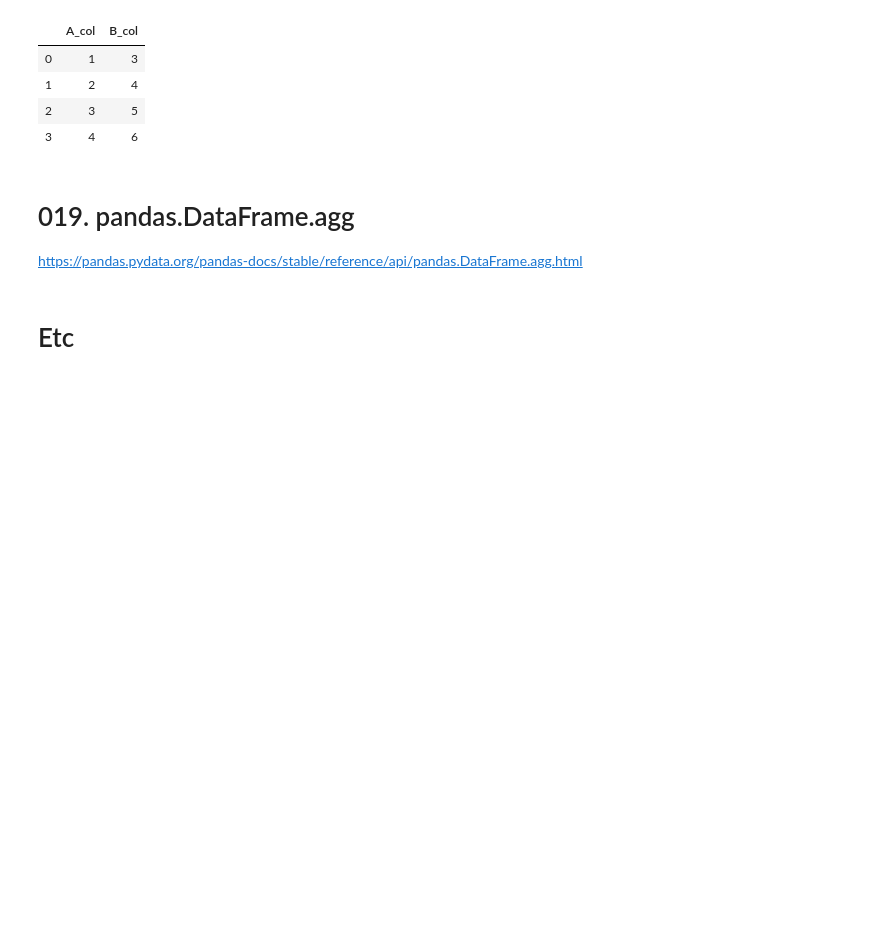
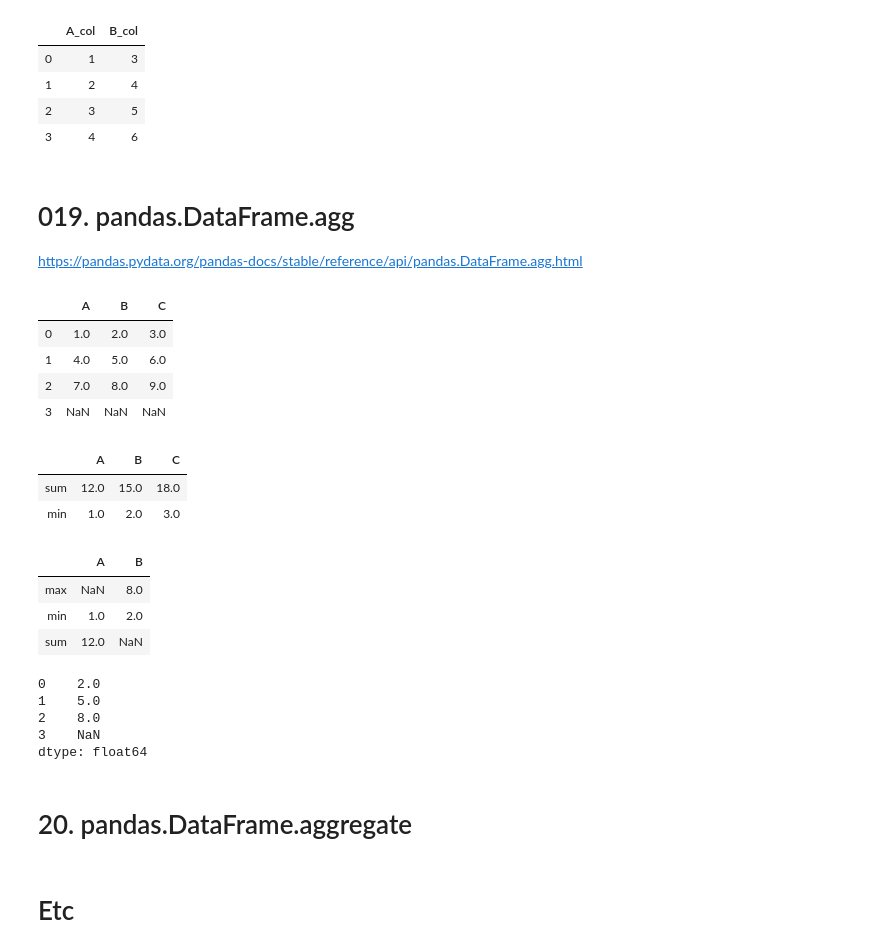
Before and after one commit to hwan141592/WILT, a Jupyter notebook: [PP] Pandas DataFrame.ipynb, the cells around one changed output. Cells and saved outputs as stored; diff of their text form; code cells hidden in the pictures; blank space fills up the shorter version.

```diff
--- a/[PP] Pandas DataFrame.ipynb
+++ b/[PP] Pandas DataFrame.ipynb
@@ -878,6 +878,43 @@ df.add_suffix('_col')
 # %% [markdown]
 # 019. pandas.DataFrame.agg
 https://pandas.pydata.org/pandas-docs/stable/reference/api/pandas.DataFrame.agg.html
+# %%
+df = pd.DataFrame([[1,2,3],
+                   [4,5,6],
+                   [7,8,9],
+                   [np.nan, np.nan, np.nan]],
+                   columns = ['A','B','C'])
+df
+# %% [output]
+|  | A | B | C |
+| 0 | 1.0 | 2.0 | 3.0 |
+| 1 | 4.0 | 5.0 | 6.0 |
+| 2 | 7.0 | 8.0 | 9.0 |
+| 3 | NaN | NaN | NaN |
+# %%
+df.agg(['sum','min'])
+# %% [output]
+|  | A | B | C |
+| sum | 12.0 | 15.0 | 18.0 |
+| min | 1.0 | 2.0 | 3.0 |
+# %%
+df.agg({'A':['sum','min'],
+        'B':['min','max']})
+# %% [output]
+|  | A | B |
+| max | NaN | 8.0 |
+| min | 1.0 | 2.0 |
+| sum | 12.0 | NaN |
+# %%
+df.agg('mean', axis='columns')
+# %% [output]
+0    2.0
+1    5.0
+2    8.0
+3    NaN
+dtype: float64
+# %% [markdown]
+# 20. pandas.DataFrame.aggregate
 # %%
 import pandas as pd
 import numpy as np
```
